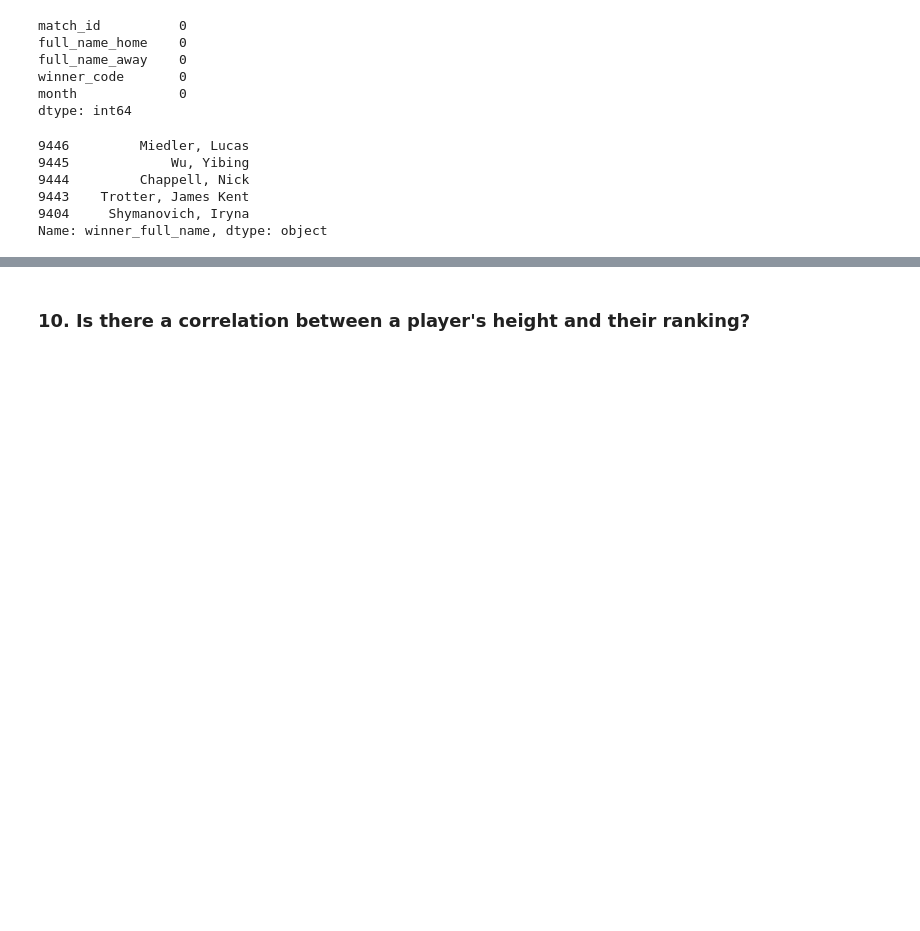
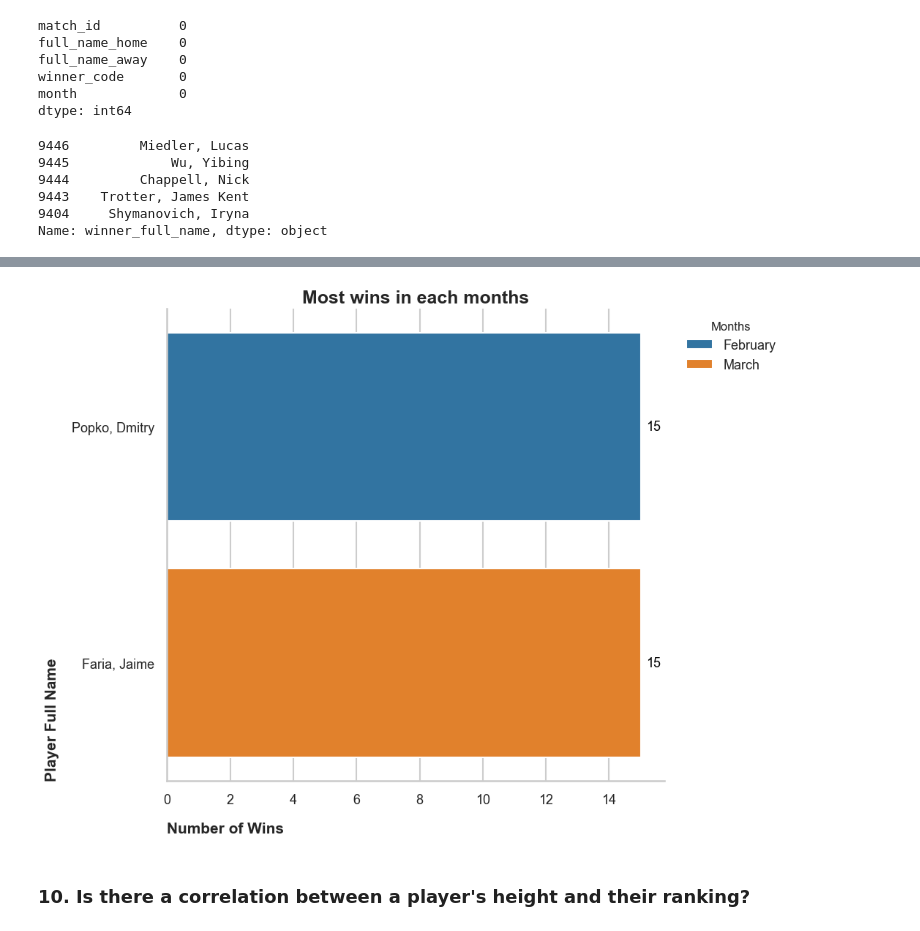
Before and after one commit to ParsaDEV15/Tennis-Project, a Jupyter notebook: notebooks/parsa_analysis_8_12.ipynb, the cells around one changed output, grey strips where cells are left out. Saved outputs shown, nothing was run; the diff lists cells and outputs as text; code cells hidden in the pictures; blank space fills up the shorter version.

Commit message:
plot for question 9 added

```diff
--- a/notebooks/parsa_analysis_8_12.ipynb
+++ b/notebooks/parsa_analysis_8_12.ipynb
@@ -251 +252,32 @@ top_winners.head()
+# %%
+plt.figure(figsize=(9, 8))
+ax = sns.barplot(top_winners, x='num_wins', y='winner_full_name', hue='month')
+
+for p in ax.patches:
+    width = p.get_width()
+    if width > 0:
+        ax.annotate(f'{width:.0f}',
+                    (width, p.get_y() + p.get_height() / 2),
+                    ha='left', va='center',
+                    fontsize=13, color='black',
+                    xytext=(5, 0), textcoords='offset points')
+
+plt.title(f'Most wins in each months', fontweight='bold', fontsize=18)
+plt.xlabel('Number of Wins', fontsize=15, fontweight='bold', loc='left', labelpad=15)
+plt.ylabel('Player Full Name', fontsize=15, fontweight='bold', loc='bottom', labelpad=12)
+plt.xticks(fontsize=13)
+plt.yticks(fontsize=13)
+sns.despine()
+plt.tight_layout()
+plt.legend(
+    title='Months',
+    loc='upper left',
+    bbox_to_anchor=(1.02, 1),
+    frameon=False,
+    fontsize=13,
+    title_fontsize=12
+)
+plt.show()
+# %% [output]
+[figure, added]
 # %%
```
Also changed, not shown: parts of 2 cells of this notebook.
